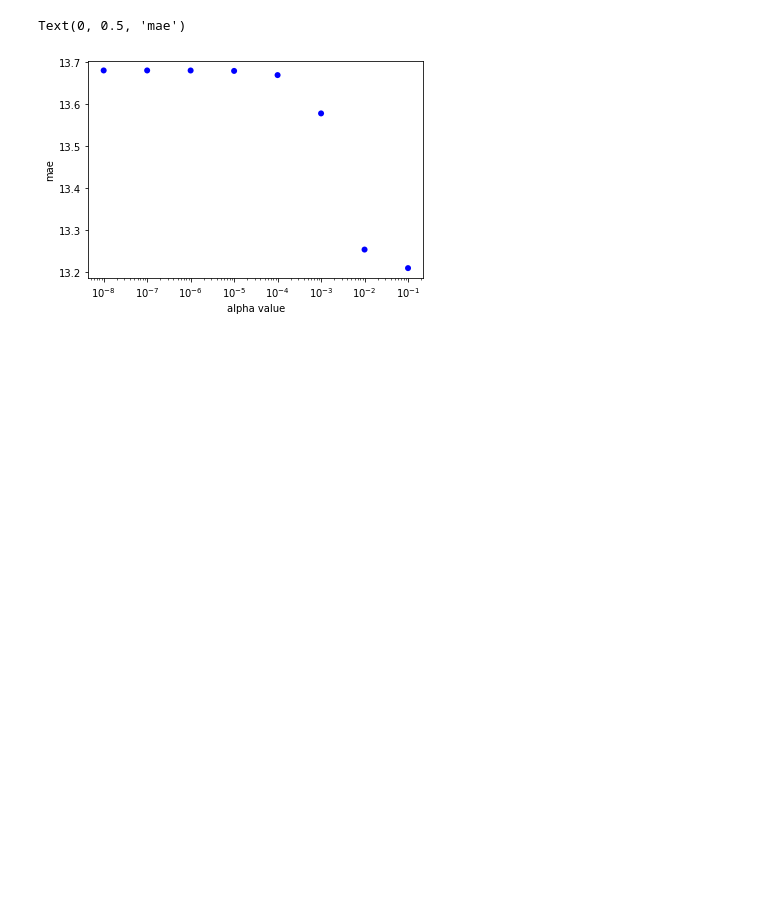
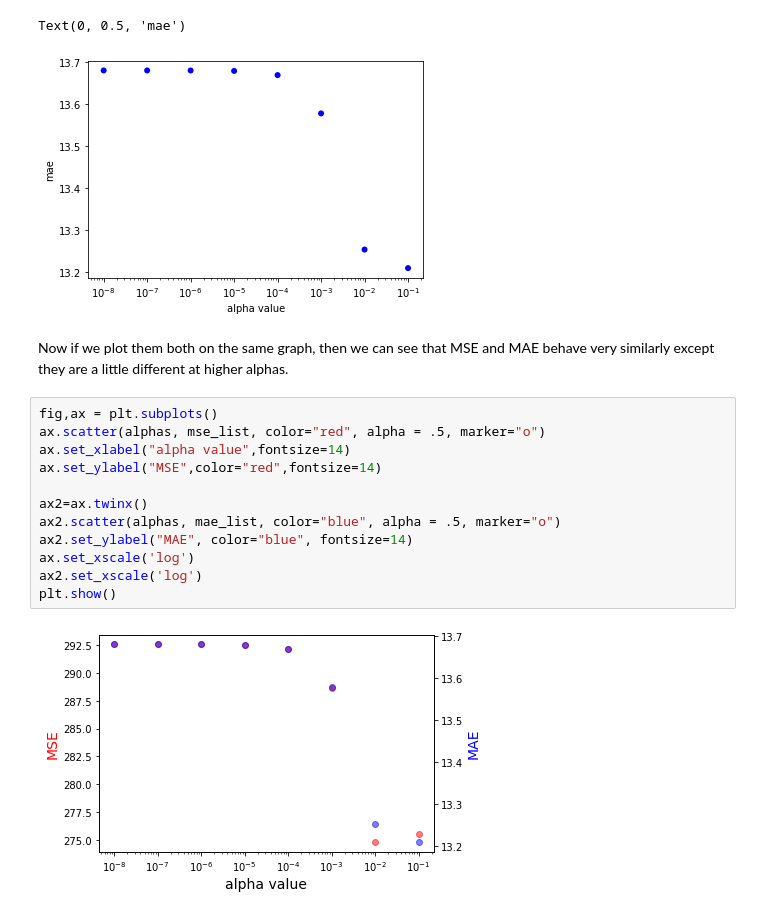
Before and after one commit to wdembski/SURF-last-2-weeks, a Jupyter notebook: uniprot temperature.ipynb, the cells around one changed output. Saved outputs shown, nothing was run; the diff lists cells and outputs as text; blank space fills up the shorter version.

```diff
--- a/uniprot temperature.ipynb
+++ b/uniprot temperature.ipynb
@@ -270,3 +270,19 @@ plt.ylabel('mae')
 # %% [output]
 Text(0, 0.5, 'mae')
 [figure]
+# %% [markdown]
+Now if we plot them both on the same graph, then we can see that MSE and MAE behave very similarly except they are a little different at higher alphas.
+# %%
+fig,ax = plt.subplots()
+ax.scatter(alphas, mse_list, color="red", alpha = .5, marker="o")
+ax.set_xlabel("alpha value",fontsize=14)
+ax.set_ylabel("MSE",color="red",fontsize=14)
+
+ax2=ax.twinx()
+ax2.scatter(alphas, mae_list, color="blue", alpha = .5, marker="o")
+ax2.set_ylabel("MAE", color="blue", fontsize=14)
+ax.set_xscale('log')
+ax2.set_xscale('log')
+plt.show()
+# %% [output]
+[figure, added]
```
